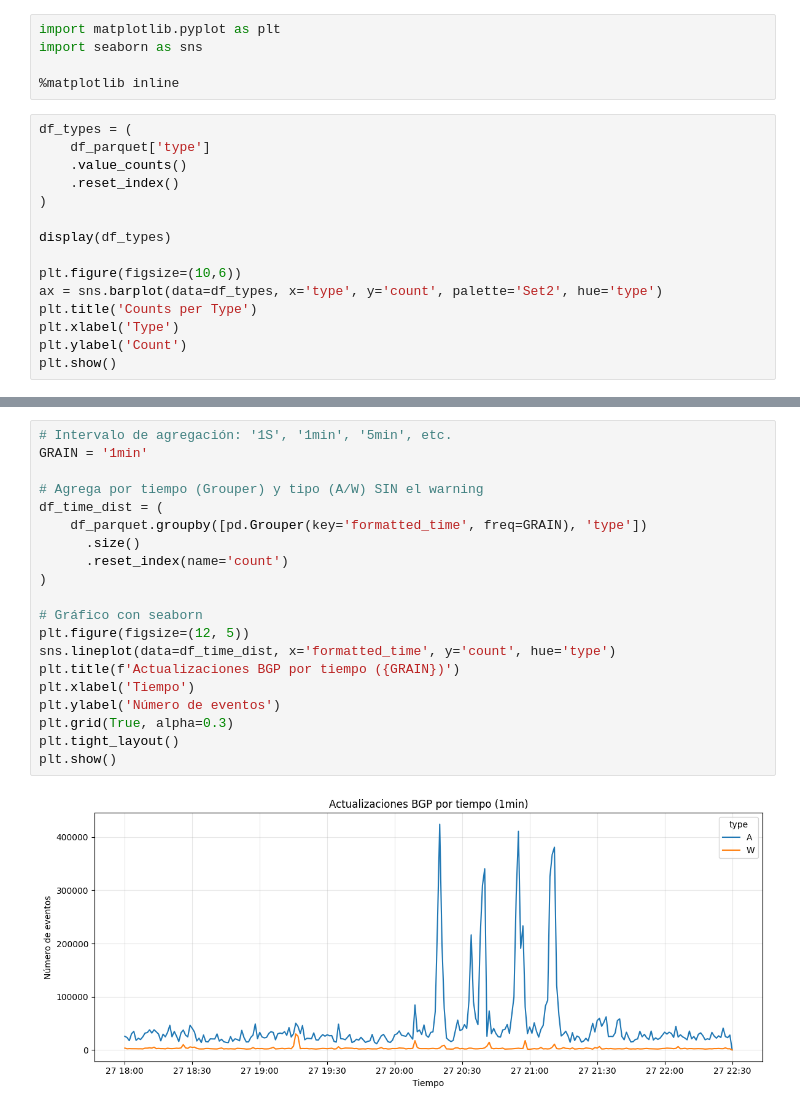
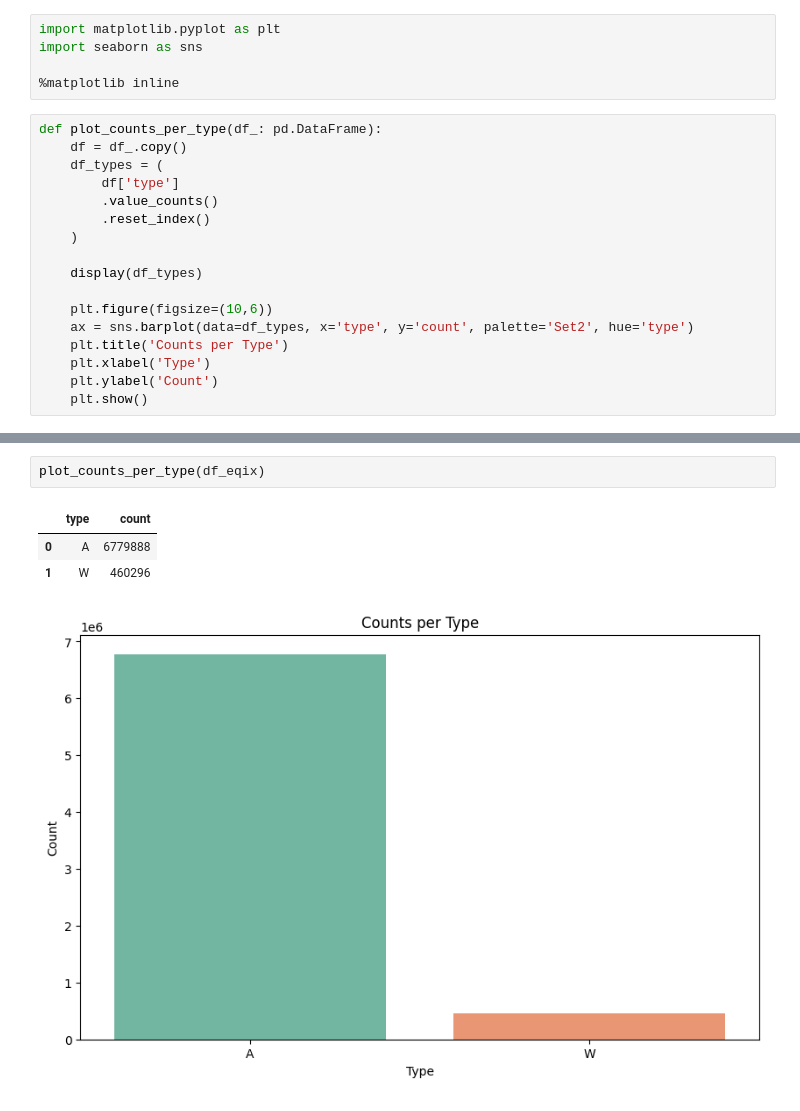
Before and after one commit to Proyecto-Integragor-Equipo-52/BGP-Hijacking-detection, a Jupyter notebook: notebooks/EDA_Chris.ipynb, the cells around one changed output, grey strips where cells are left out. Cells and saved outputs as stored; diff of their text form.

```diff
--- a/notebooks/EDA_Chris.ipynb
+++ b/notebooks/EDA_Chris.ipynb
@@ -211,17 +214,19 @@ import seaborn as sns
 
 %matplotlib inline
 # %%
-df_types = (
-    df_parquet['type']
-    .value_counts()
-    .reset_index()
-)
+def plot_counts_per_type(df_: pd.DataFrame):
+    df = df_.copy()
+    df_types = (
+        df['type']
+        .value_counts()
+        .reset_index()
+    )
 
-display(df_types)
+    display(df_types)
 
-plt.figure(figsize=(10,6))
-ax = sns.barplot(data=df_types, x='type', y='count', palette='Set2', hue='type')
-plt.title('Counts per Type')
-plt.xlabel('Type')
-plt.ylabel('Count')
-plt.show()
+    plt.figure(figsize=(10,6))
+    ax = sns.barplot(data=df_types, x='type', y='count', palette='Set2', hue='type')
+    plt.title('Counts per Type')
+    plt.xlabel('Type')
+    plt.ylabel('Count')
+    plt.show()
@@ -233,23 +233,8 @@ plt.show()
-# %%
-# Intervalo de agregación: '1S', '1min', '5min', etc.
-GRAIN = '1min'
-
-# Agrega por tiempo (Grouper) y tipo (A/W) SIN el warning
-df_time_dist = (
-    df_parquet.groupby([pd.Grouper(key='formatted_time', freq=GRAIN), 'type'])
-      .size()
-      .reset_index(name='count')
-)
-
-# Gráfico con seaborn
-plt.figure(figsize=(12, 5))
-sns.lineplot(data=df_time_dist, x='formatted_time', y='count', hue='type')
-plt.title(f'Actualizaciones BGP por tiempo ({GRAIN})')
-plt.xlabel('Tiempo')
-plt.ylabel('Número de eventos')
-plt.grid(True, alpha=0.3)
-plt.tight_layout()
-plt.show()
-# %% [output]
-[figure, removed]
+# %%
+plot_counts_per_type(df_eqix)
+# %% [output]
+|  | type | count |
+| 0 | A | 6779888 |
+| 1 | W | 460296 |
+[figure, added]
 # %%
```
Also changed, not shown: parts of 26 cells of this notebook.
